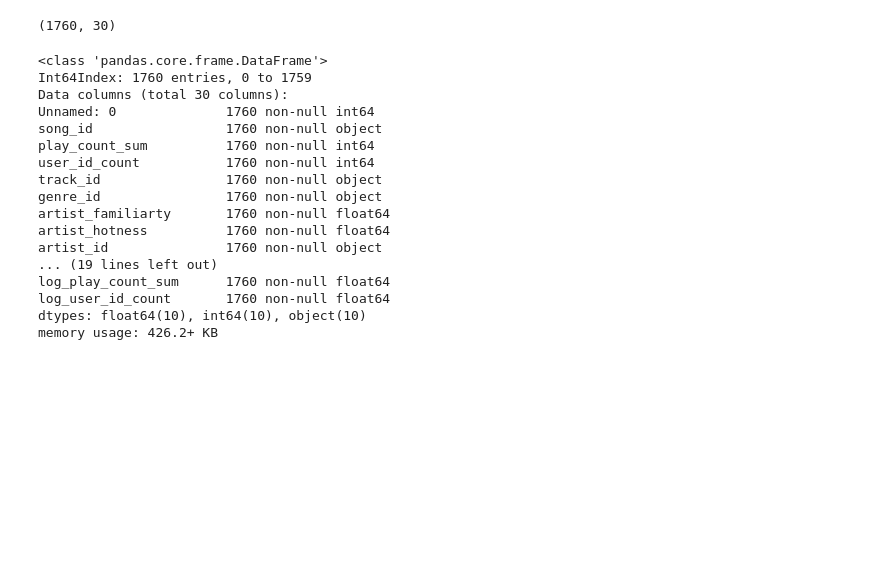
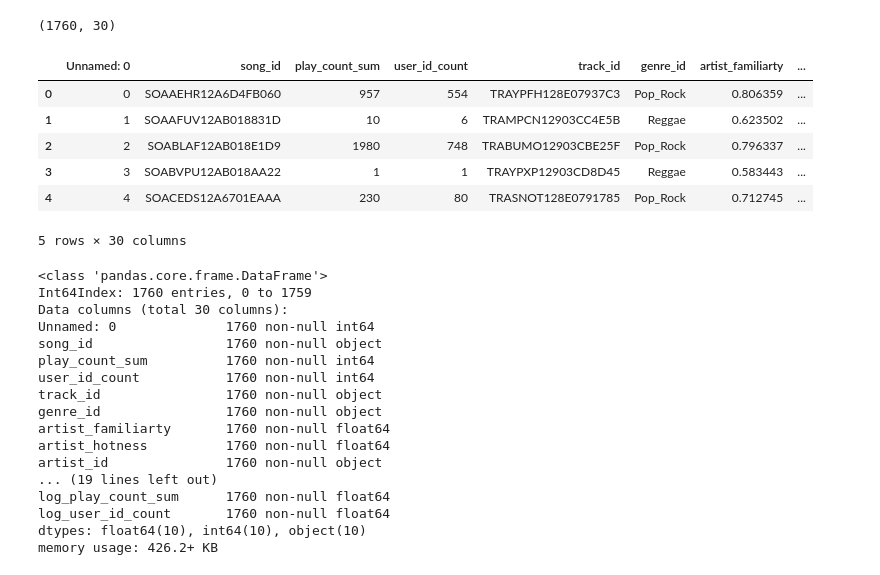
Before and after one commit to jeangelj/predict_music_taste, a Jupyter notebook: Supervised Machine Learning Models.ipynb, the cells around one changed output. Drawn from its saved outputs; the diff is of its cells as text; code cells hidden in the pictures; blank space fills up the shorter version.

```diff
--- a/Supervised Machine Learning Models.ipynb
+++ b/Supervised Machine Learning Models.ipynb
@@ -55,6 +55,16 @@ We need to split the data into at least training and test set - preferably also
 print(data.shape)
 # %% [output]
 (1760, 30)
+# %%
+data.head()
+# %% [output]
+|  | Unnamed: 0 | song_id | play_count_sum | user_id_count | track_id | genre_id | artist_familiarty | ... |
+| 0 | 0 | SOAAEHR12A6D4FB060 | 957 | 554 | TRAYPFH128E07937C3 | Pop_Rock | 0.806359 | ... |
+| 1 | 1 | SOAAFUV12AB018831D | 10 | 6 | TRAMPCN12903CC4E5B | Reggae | 0.623502 | ... |
+| 2 | 2 | SOABLAF12AB018E1D9 | 1980 | 748 | TRABUMO12903CBE25F | Pop_Rock | 0.796337 | ... |
+| 3 | 3 | SOABVPU12AB018AA22 | 1 | 1 | TRAYPXP12903CD8D45 | Reggae | 0.583443 | ... |
+| 4 | 4 | SOACEDS12A6701EAAA | 230 | 80 | TRASNOT128E0791785 | Pop_Rock | 0.712745 | ... |
+5 rows × 30 columns
 # %%
 data.info()
 # %% [output]
```
Also changed, not shown: parts of 75 cells of this notebook, 4 other files.
